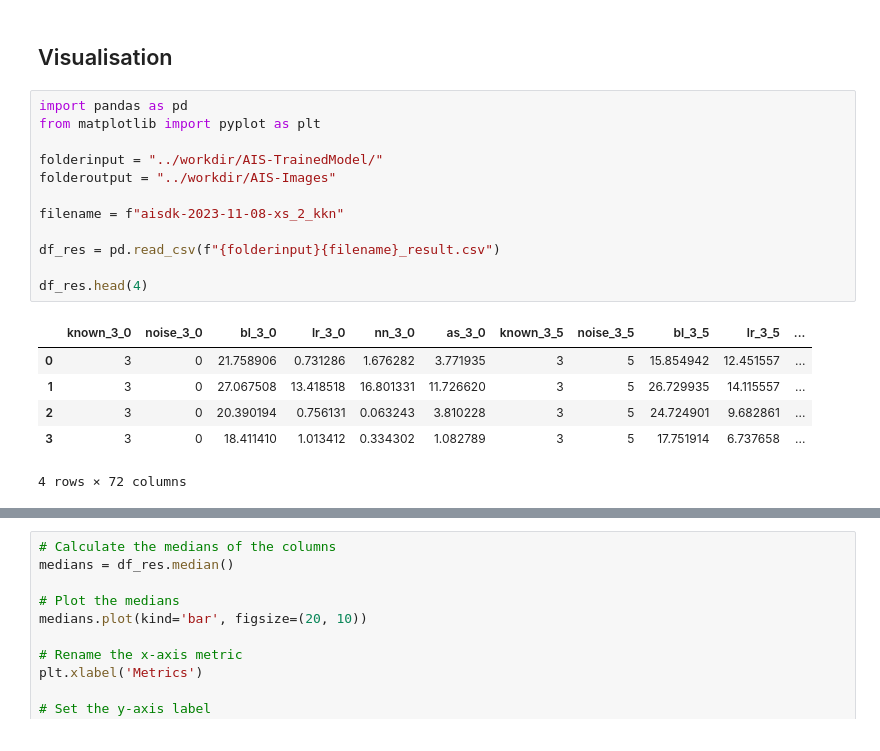
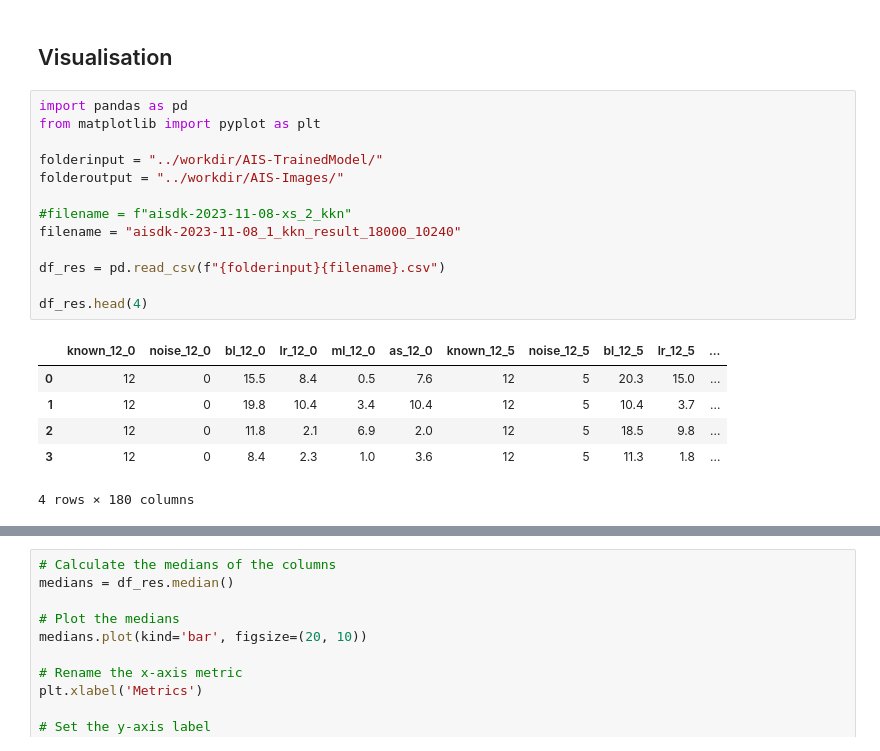
Before and after one commit to SeseRau/py-ma-git, a Jupyter notebook: notebooks/Analyse.ipynb, the cells around one changed output, grey strips where cells are left out. Saved outputs shown, nothing was run; the diff lists cells and outputs as text.

```diff
--- a/notebooks/Analyse.ipynb
+++ b/notebooks/Analyse.ipynb
@@ -93,22 +95,23 @@ Name: as_12_10, dtype: float64]
 # %%
 import pandas as pd
 from matplotlib import pyplot as plt
 
 folderinput = "../workdir/AIS-TrainedModel/"
-folderoutput = "../workdir/AIS-Images"
+folderoutput = "../workdir/AIS-Images/"
 
-filename = f"aisdk-2023-11-08-xs_2_kkn"
+#filename = f"aisdk-2023-11-08-xs_2_kkn"
+filename = "aisdk-2023-11-08_1_kkn_result_18000_10240"
 
-df_res = pd.read_csv(f"{folderinput}{filename}_result.csv")
+df_res = pd.read_csv(f"{folderinput}{filename}.csv")
 
 df_res.head(4)
 # %% [output]
-|  | known_3_0 | noise_3_0 | bl_3_0 | lr_3_0 | nn_3_0 | as_3_0 | known_3_5 | noise_3_5 | bl_3_5 | lr_3_5 | ... |
-| 0 | 3 | 0 | 21.758906 | 0.731286 | 1.676282 | 3.771935 | 3 | 5 | 15.854942 | 12.451557 | ... |
-| 1 | 3 | 0 | 27.067508 | 13.418518 | 16.801331 | 11.726620 | 3 | 5 | 26.729935 | 14.115557 | ... |
-| 2 | 3 | 0 | 20.390194 | 0.756131 | 0.063243 | 3.810228 | 3 | 5 | 24.724901 | 9.682861 | ... |
-| 3 | 3 | 0 | 18.411410 | 1.013412 | 0.334302 | 1.082789 | 3 | 5 | 17.751914 | 6.737658 | ... |
+|  | known_12_0 | noise_12_0 | bl_12_0 | lr_12_0 | ml_12_0 | as_12_0 | known_12_5 | noise_12_5 | bl_12_5 | lr_12_5 | ... |
+| 0 | 12 | 0 | 15.5 | 8.4 | 0.5 | 7.6 | 12 | 5 | 20.3 | 15.0 | ... |
+| 1 | 12 | 0 | 19.8 | 10.4 | 3.4 | 10.4 | 12 | 5 | 10.4 | 3.7 | ... |
+| 2 | 12 | 0 | 11.8 | 2.1 | 6.9 | 2.0 | 12 | 5 | 18.5 | 9.8 | ... |
+| 3 | 12 | 0 | 8.4 | 2.3 | 1.0 | 3.6 | 12 | 5 | 11.3 | 1.8 | ... |
-4 rows × 72 columns
+4 rows × 180 columns
 # %%
 import pandas as pd
 from matplotlib import pyplot as plt
```
Also changed, not shown: parts of 8 cells of this notebook.
